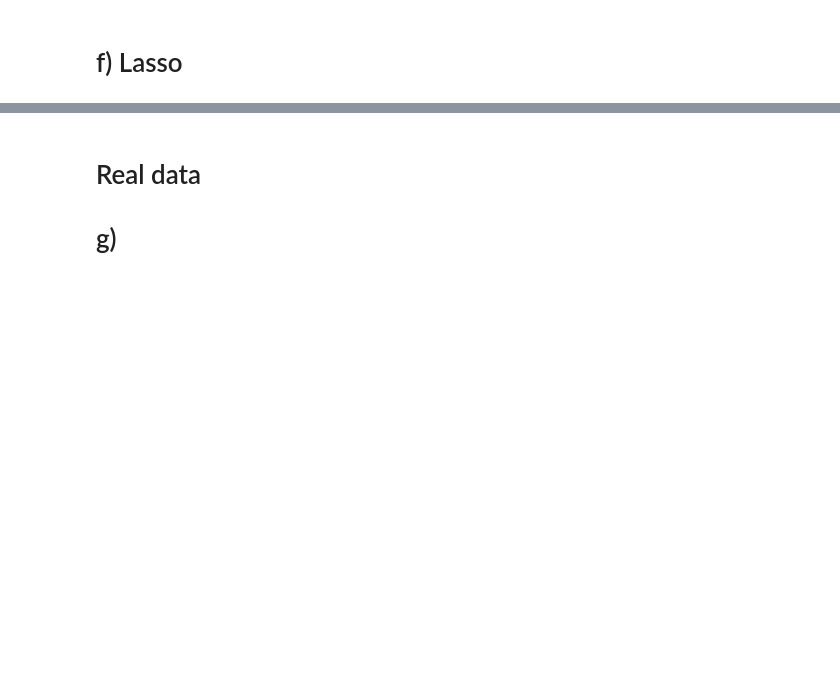
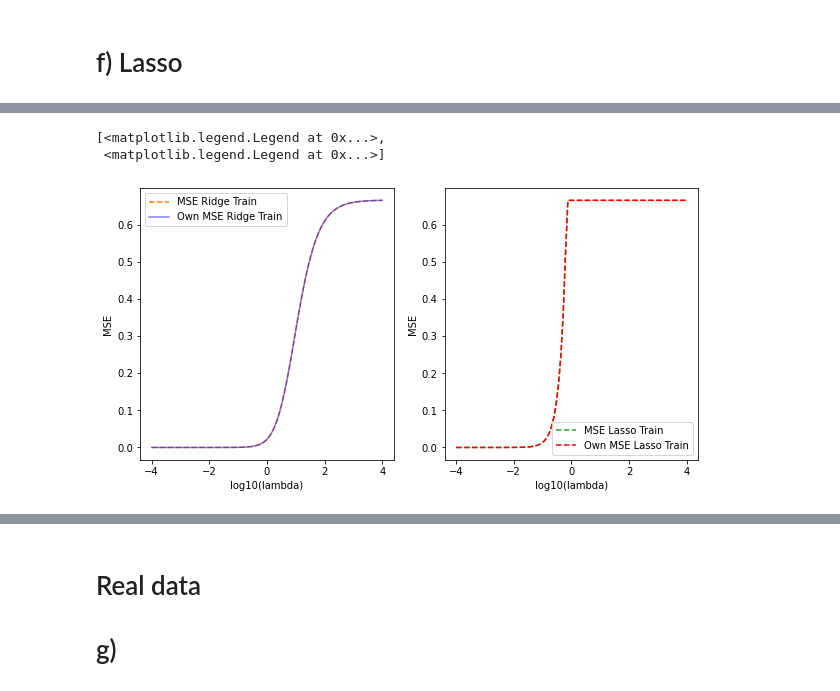
Before and after one commit to johanage/ada_ml_project1, a Jupyter notebook: Project1.ipynb, the cells around one changed output, grey strips where cells are left out. Saved outputs shown, nothing was run; the diff lists cells and outputs as text; code cells hidden in the pictures; blank space fills up the shorter version.

Commit message:
checked with simple test case for lasso from lecturers notebook

```diff
--- a/Project1.ipynb
+++ b/Project1.ipynb
@@ -634,6 +555,6 @@ plt.legend()
 # %%
 import importlib; import project1; importlib.reload(project1); from project1.project1 import *
-x, y = np.meshgrid(np.arange(0,1,0.01),np.arange(0,1,0.01))
+x, y = np.meshgrid(np.arange(0,1,0.05),np.arange(0,1,0.05))
 xvec = np.array([x,y])
 z = FrankeFunction(**{'x%i'%i: xvec[i] for i in range(len(xvec))})
 noise = np.random.normal(0,1,size=z.shape)
@@ -646,9 +567,10 @@ mses_test, bias_test, var_test = np.zeros((model_complexity, len(lambdas), k)),n
 for p in range(1, model_complexity+1):
     print(p)
     X = make_design_matrix(xvec = xvec, p = p)
+    splits = kfold(data=y, k=k, random_state = 3155)
     for i in range(len(lambdas)):
         #print(lambdas[i])
-        mses_train[p-1, i], mses_test[p-1, i], bias_train[p-1, i], bias_test[p-1, i], var_train[p-1, i], var_test[p-1, i] = cross_validation(data = znoisy, xvec = xvec, k = k, p = p, method = "ridge", lmbda = lambdas[i], scale_centering=True)
+        mses_train[p-1, i], mses_test[p-1, i], bias_train[p-1, i], bias_test[p-1, i], var_train[p-1, i], var_test[p-1, i] = cross_validation(data = znoisy, splits = splits, xvec = xvec, k = k, p = p, method = "ridge", lmbda = lambdas[i], scale_centering=True)
 # %%
 fig, axs = plt.subplots(1,len(lambdas), figsize=(len(lambdas)*5,5), sharey=True)
 
@@ -723,7 +667,7 @@ fig, axs = plt.subplots(1,len(lambdas), figsize=(len(lambdas)*5,5), sharey=True)
 
 ps = np.arange(model_complexity)+1
 
-for i in range(1,len(lambdas)):
+for i in range(len(lambdas)):
     if lambdas[i] == 0:
         axs[i].set_title("$\\lambda = 0$")
     else:
@@ -776,2 +700,18 @@ fig.tight_layout()
+# %%
+carr = np.arange(mses_train.shape[0])/mses_train.shape[0]
+cs_train = plt.cm.copper(carr)
+cs_test = plt.cm.cool(carr)
+fig, ax = plt.subplots(1,1, figsize=(10,5))
+for ip in range(mses_train.shape[0]):
+    ax.plot(lambdas, np.mean(mses_train[ip], axis=1), color = cs_train[ip], label="Train p = %i"%(ip+1))
+    ax.plot(lambdas, np.mean(mses_test[ip], axis=1), color = cs_test[ip], label="Test p = %i"%(ip+1))
+
+ax.set_xscale('log')
+ax.set_yscale('log')
+ax.set_ylim(.1,10)
+ax.set_ylabel("MSE")
+ax.set_xlabel("$\\lambda$")
+ax.legend(bbox_to_anchor=(1.1,.9,0,.1), ncol=2)
+fig.tight_layout()
 # %% [markdown]
 # f) Lasso
@@ -777,0 +772,24 @@ fig.tight_layout()
+# %%
+import importlib; import project1; importlib.reload(project1); from project1.project1 import *
+
+MSERidgePredict_own = np.zeros(nlambdas)
+MSELassoPredict_own = np.zeros(nlambdas)
+for i in range(nlambdas):
+    ypredictRidge_own, Ridgebeta_own = ridge_fp_wo_split(X = X, y = y, lmbda=lambdas[i])
+    # and then make the prediction
+    MSERidgePredict_own[i] = MSE(y,ypredictRidge_own)
+    ypredictLasso_own,Lassobeta_own  = lasso_fp_wo_split(X = X, y = y, lmbda=lambdas[i])
+    MSELassoPredict_own[i] = MSE(y,ypredictLasso_own)
+# Now plot the results
+fig, axs = plt.subplots(1,2, figsize=(10,5))
+axs[0].plot(np.log10(lambdas), MSERidgePredict, 'C1--', label = 'MSE Ridge Train')
+axs[1].plot(np.log10(lambdas), MSELassoPredict, 'C2--', label = 'MSE Lasso Train')
+axs[0].plot(np.log10(lambdas), MSERidgePredict_own, 'b-', label = 'Own MSE Ridge Train', alpha=0.5)
+axs[1].plot(np.log10(lambdas), MSELassoPredict_own, 'r--', label = 'Own MSE Lasso Train')
+[ax.set_xlabel('log10(lambda)') for ax in axs]
+[ax.set_ylabel('MSE') for ax in axs]
+[ax.legend() for ax in axs]
+# %% [output]
+[<matplotlib.legend.Legend at 0x...>,
+ <matplotlib.legend.Legend at 0x...>]
+[figure, added]
```
Also changed, not shown: parts of 31 cells of this notebook, 1 other file.
